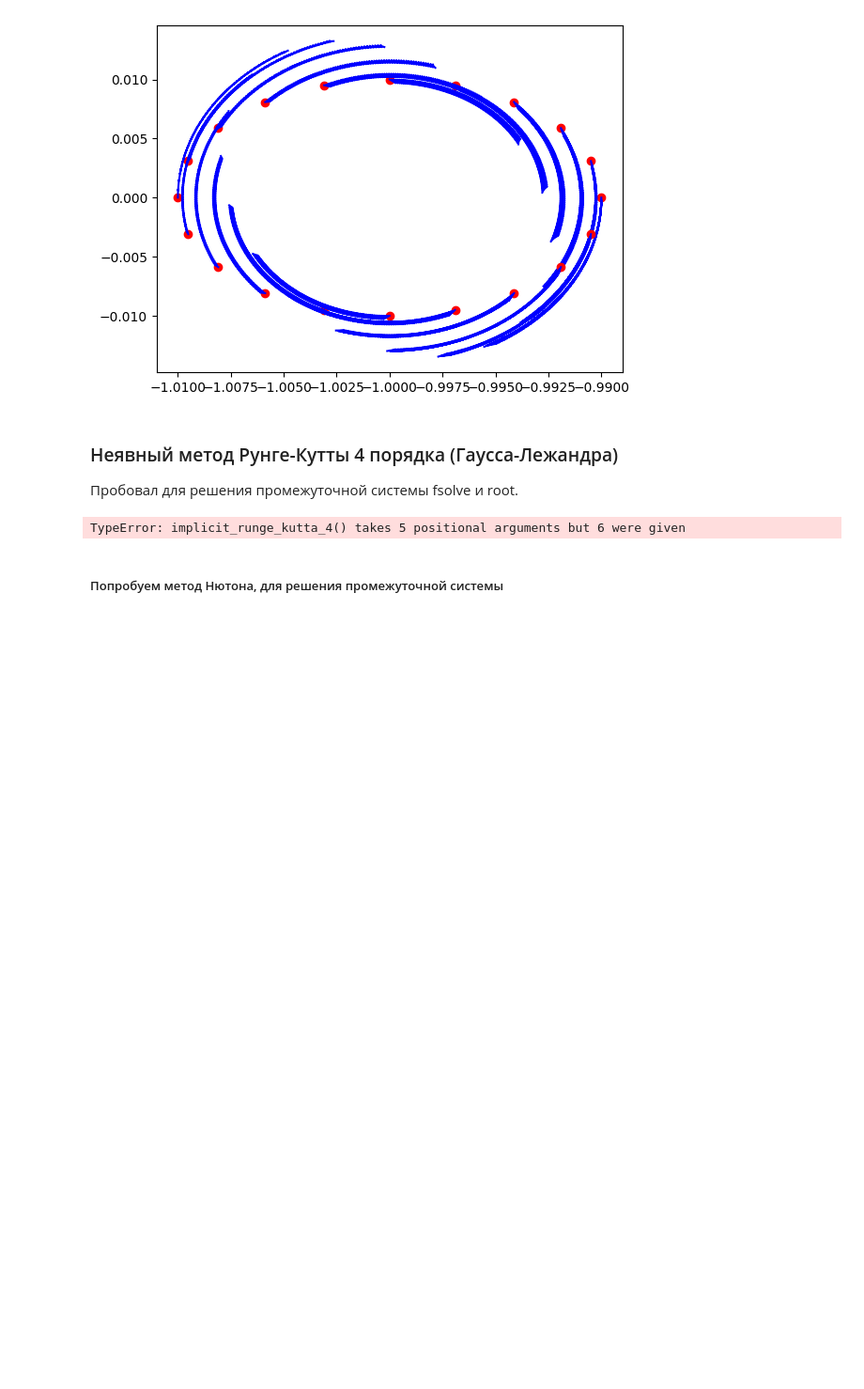
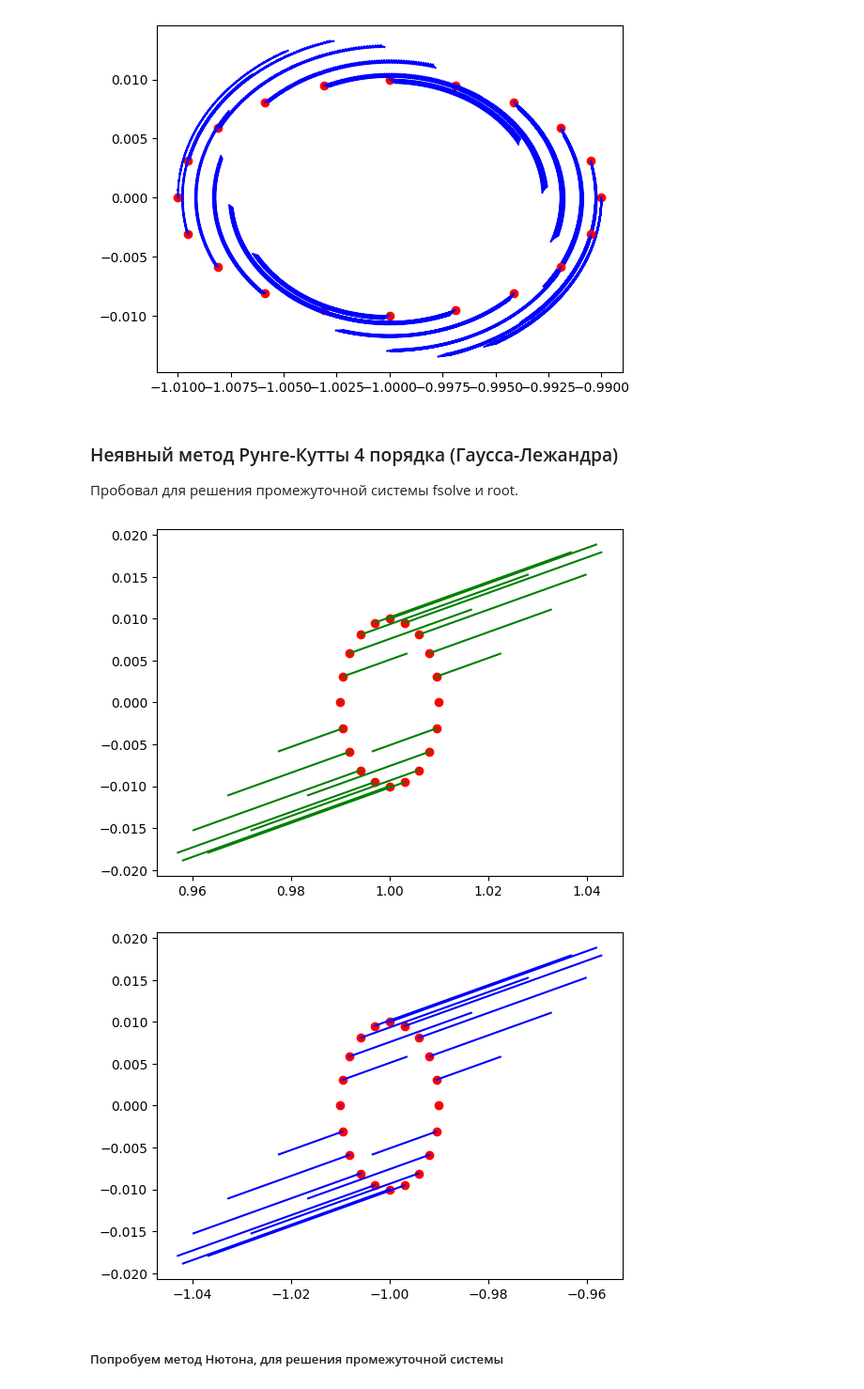
Before and after one commit to alexzhelyapov1/computational_mathematics, a Jupyter notebook: 2.ipynb, the cells around one changed output. Shown at 94% size. Saved outputs shown, nothing was run; the diff lists cells and outputs as text; code cells hidden in the pictures; blank space fills up the shorter version.

```diff
--- a/2.ipynb
+++ b/2.ipynb
@@ -96,55 +96,65 @@ CustomDrow(adams_moulton_4, 0.01, 300)
 ### Неявный метод Рунге-Кутты 4 порядка (Гаусса-Лежандра)
 Пробовал для решения промежуточной системы fsolve и root.
 # %%
+def f(x, y):
+  return [y[0], x**2 - 1]
+
 def implicit_runge_kutta_4(f, x0, y0, h, N):
-    """
-    Реализация неявного метода Рунге-Кутты 4-го порядка (Гаусса-Лежандра).
-
-    Args:
-        f: Функция, описывающая правые части системы дифференциальных уравнений.
-           Должна принимать аргументы (x, y), где y - вектор значений.
-        x0: Начальное значение x.
-        y0: Начальное значение y (может быть вектором).
-        h: Шаг интегрирования.
-        N: Количество шагов.
-
-    Returns:
-        x_values: Список значений x.
-        y_values: Список значений y.
-    """
     x_values = [x0]
     y_values = [y0]
 
-    # Коэффициенты метода Гаусса-Лежандра
     a = [[1/4, (1/4) - (np.sqrt(3)/6)], [(1/4) + (np.sqrt(3)/6), 1/4]]
     b = [1/2, 1/2]
     c = [(1/2) - (np.sqrt(3)/6), (1/2) + (np.sqrt(3)/6)]
 
     def equations(k, x, y):
-        k1, k2 = k
+        k11, k12, k21, k22 = k
         x1 = x + c[0] * h
-        y1 = y + a[0][0] * h * k1 + a[0][1] * h * k2
+        y1 = [y[0] + a[0][0] * h * k11 + a[0][1] * h * k21,
+              y[1] + a[0][0] * h * k12 + a[0][1] * h * k22]
         x2 = x + c[1] * h
-        y2 = y + a[1][0] * h * k1 + a[1][1] * h * k2
-        eq1 = k1 - f(x1, y1)
-        eq2 = k2 - f(x2, y2)
-        return [eq1, eq2]
+        y2 = [y[0] + a[1][0] * h * k11 + a[1][1] * h * k21,
+              y[1] + a[1][0] * h * k12 + a[1][1] * h * k22]
+
+        eq11 = k11 - f(x1, y1)[0]
+        eq12 = k12 - f(x1, y1)[1]
+        eq21 = k21 - f(x2, y2)[0]
+        eq22 = k22 - f(x2, y2)[1]
+
+        return [eq11, eq12, eq21, eq22]
 
     for i in range(N):
-        k1, k2 = fsolve(equations, [0, 0], args=(x_values[-1], y_values[-1]))
+        k11, k12, k21, k22 = fsolve(equations, [0, 0, 0, 0], args=(x_values[-1], y_values[-1]))
 
-        x_next = x_values[-1] + h * (b[0] * k1 + b[1] * k2)
-        # Исправленное вычисление y_next
-        y_next = y_values[-1] + h * (a[0][0] * k1 + a[0][1] * k2)
+        x_next = x_values[-1] + h * (b[0] * k11 + b[1] * k21)
+
+        # [x', y'] (= [y, y'])
+        y_next = [y_values[-1][0] + h * (a[0][0] * k11 + a[0][1] * k21), y_values[-1][1] + h * (a[0][0] * k12 + a[0][1] * k22)]
 
         x_values.append(x_next)
         y_values.append(y_next)
 
     return x_values, y_values
 
-CustomDrow(implicit_runge_kutta_4, 0.01, 150)
+# Drow chart
+def CustomDrow(MethodFunc, h, N):
+    R = 0.01
+    for phi in np.arange(0, 2 * np.pi, np.pi * 0.1):
+        x_values, y_values = MethodFunc(f,  1 + R * np.cos(phi), [R * np.sin(phi), 0], h, N)
+        plt.plot(x_values[0], y_values[0][0], marker='o', color='red') # Начальная точка
+        plt.plot(x_values, [y[0] for y in y_values], color='green') # Траектория
+    plt.show()
+
+    for phi in np.arange(0, 2 * np.pi, np.pi * 0.1):
+        x_values, y_values = MethodFunc(f,  -1 + R * np.cos(phi), [R * np.sin(phi), 0], h, N)
+        plt.plot(x_values[0], y_values[0][0], marker='o', color='red')
+        plt.plot(x_values, [y[0] for y in y_values], color='blue')
+    plt.show()
+
+CustomDrow(implicit_runge_kutta_4, 0.001, 3000)
 # %% [output]
-TypeError: implicit_runge_kutta_4() takes 5 positional arguments but 6 were given
+[figure, added]
+[figure, added]
 # %% [markdown]
 ##### Попробуем метод Нютона, для решения промежуточной системы
 # %%
```
Also changed, not shown: parts of 1 cell of this notebook, 3 other files.
